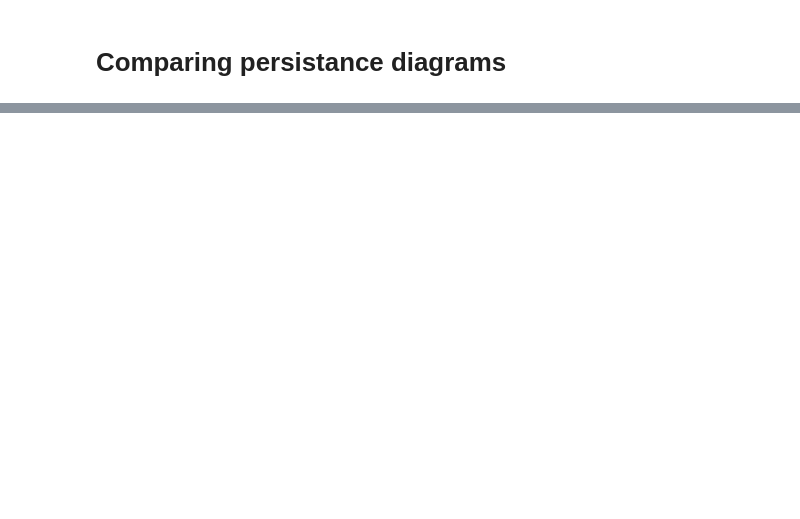
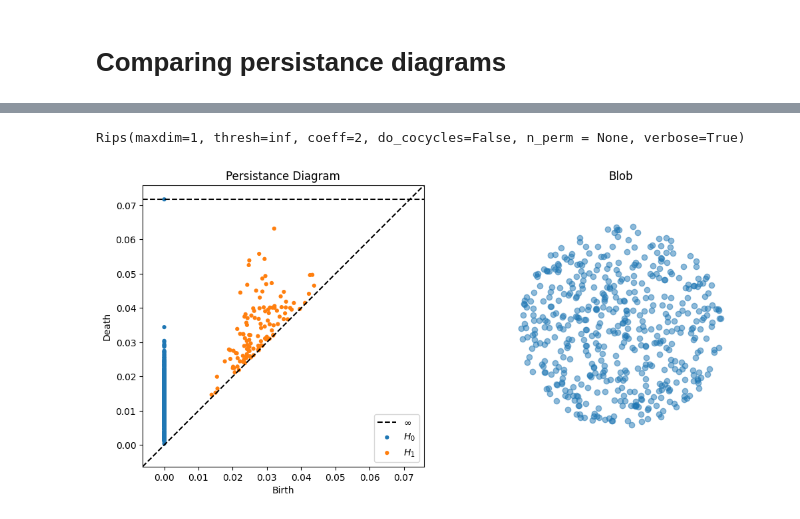
Before and after one commit to john-waczak/tda-demos, a Jupyter notebook: notebooks/Sliding Window Embeding Demo.ipynb, the cells around one changed output, grey strips where cells are left out. Drawn from its saved outputs; the diff is of its cells as text; code cells hidden in the pictures; blank space fills up the shorter version.

```diff
--- a/notebooks/Sliding Window Embeding Demo.ipynb
+++ b/notebooks/Sliding Window Embeding Demo.ipynb
@@ -215,0 +306,27 @@ Rips(maxdim=1, thresh=inf, coeff=2, do_cocycles=False, n_perm = None, verbose=Tr
+# %%
+fig = plt.figure(figsize=(12,10))
+ax = fig.add_subplot(1, 2, 1, )
+
+theta = 2*np.pi*np.random.rand(500)
+r = np.sqrt(np.random.rand(500))
+x = 0.25*r*np.cos(theta)
+y = 0.25*r*np.sin(theta)
+
+blob = np.array([x, y]).T
+
+
+rips = Rips()
+diagrams = rips.fit_transform(blob)
+rips.plot(diagrams)
+ax.set_title('Persistance Diagram')
+
+ax = fig.add_subplot(1, 2, 2)
+plt.scatter(x, y, alpha=0.5)
+ax.grid('off')
+ax.axis('off')
+ax.set_title('Blob')
+ax.set_aspect('equal')
+plt.savefig('./persistence-blob.pdf')
+# %% [output]
+Rips(maxdim=1, thresh=inf, coeff=2, do_cocycles=False, n_perm = None, verbose=True)
+[figure, added]
```
Also changed, not shown: parts of 15 cells of this notebook, 3 other files.
